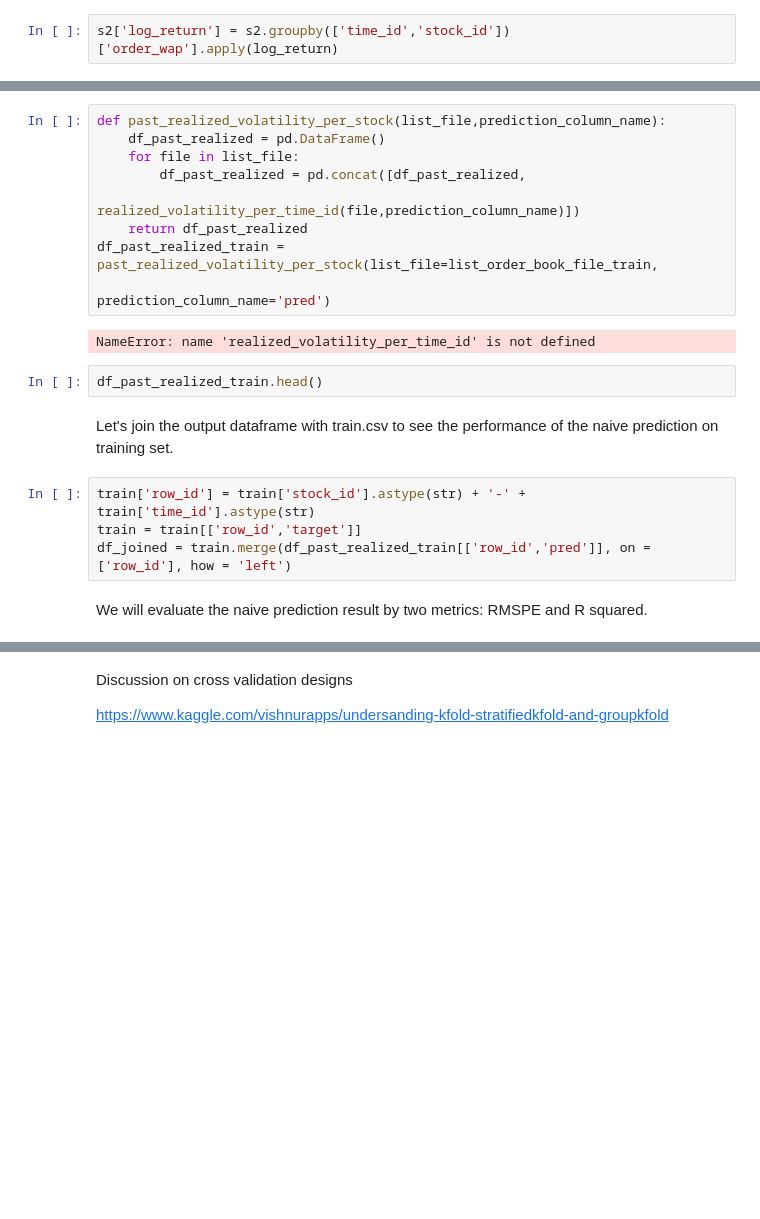
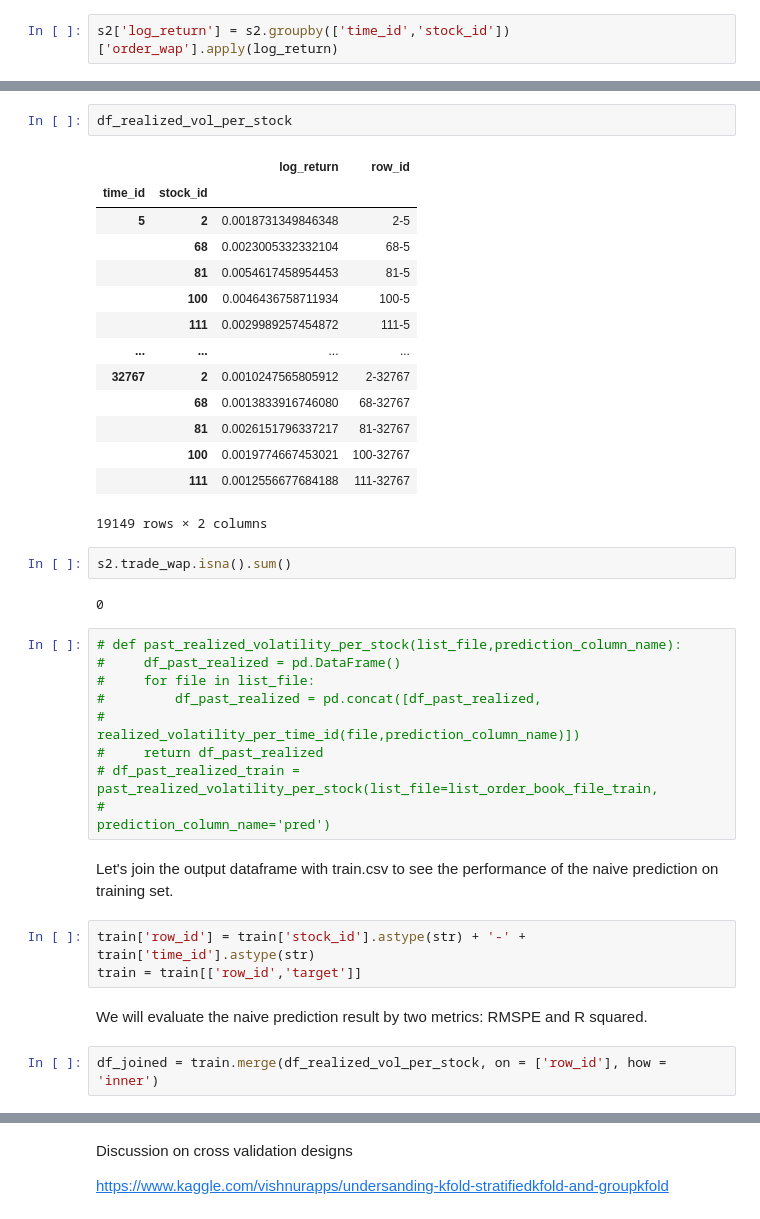
Before and after one commit to arungansi/Jovian-ML-0toGBMs, a Jupyter notebook: my-zero-to-gbm-proj-assign - Jovian.ipynb, the cells around one changed output, grey strips where cells are left out. Drawn from its saved outputs; the diff is of its cells as text; blank space fills up the shorter version.

```diff
--- a/my-zero-to-gbm-proj-assign - Jovian.ipynb
+++ b/my-zero-to-gbm-proj-assign - Jovian.ipynb
@@ -619,21 +690,39 @@ def order_realized_volatility_per_time_id(prediction_column_name):
+# %%
+df_realized_vol_per_stock
+# %% [output]
+|  |  | log_return | row_id |
+| time_id | stock_id |  |  |
+| 5 | 2 | 0.0018731349846348 | 2-5 |
+|  | 68 | 0.0023005332332104 | 68-5 |
+|  | 81 | 0.0054617458954453 | 81-5 |
+|  | 100 | 0.0046436758711934 | 100-5 |
+|  | 111 | 0.0029989257454872 | 111-5 |
+| ... | ... | ... | ... |
+| 32767 | 2 | 0.0010247565805912 | 2-32767 |
+|  | 68 | 0.0013833916746080 | 68-32767 |
+|  | 81 | 0.0026151796337217 | 81-32767 |
+|  | 100 | 0.0019774667453021 | 100-32767 |
+|  | 111 | 0.0012556677684188 | 111-32767 |
+19149 rows × 2 columns
+# %%
+s2.trade_wap.isna().sum()
+# %% [output]
+0
 # %%
-def past_realized_volatility_per_stock(list_file,prediction_column_name):
-    df_past_realized = pd.DataFrame()
-    for file in list_file:
-        df_past_realized = pd.concat([df_past_realized,
-                                     realized_volatility_per_time_id(file,prediction_column_name)])
-    return df_past_realized
-df_past_realized_train = past_realized_volatility_per_stock(list_file=list_order_book_file_train,
-                                                           prediction_column_name='pred')
+# def past_realized_volatility_per_stock(list_file,prediction_column_name):
+#     df_past_realized = pd.DataFrame()
+#     for file in list_file:
+#         df_past_realized = pd.concat([df_past_realized,
+#                                      realized_volatility_per_time_id(file,prediction_column_name)])
+#     return df_past_realized
+# df_past_realized_train = past_realized_volatility_per_stock(list_file=list_order_book_file_train,
+#                                                            prediction_column_name='pred')
-# %% [output]
-NameError: name 'realized_volatility_per_time_id' is not defined
-# %%
-df_past_realized_train.head()
 # %% [markdown]
 Let's join the output dataframe with train.csv to see the performance of the naive prediction on training set.
 # %%
 train['row_id'] = train['stock_id'].astype(str) + '-' + train['time_id'].astype(str)
 train = train[['row_id','target']]
-df_joined = train.merge(df_past_realized_train[['row_id','pred']], on = ['row_id'], how = 'left')
 # %% [markdown]
 We will evaluate the naive prediction result by two metrics: RMSPE and R squared.
+# %%
+df_joined = train.merge(df_realized_vol_per_stock, on = ['row_id'], how = 'inner')
```
Also changed, not shown: parts of 30 cells of this notebook.
